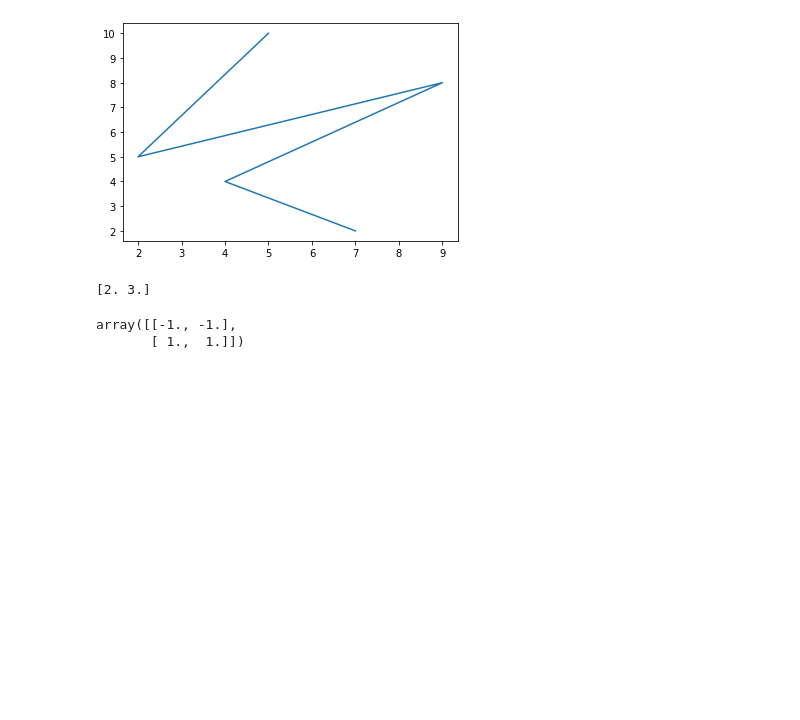
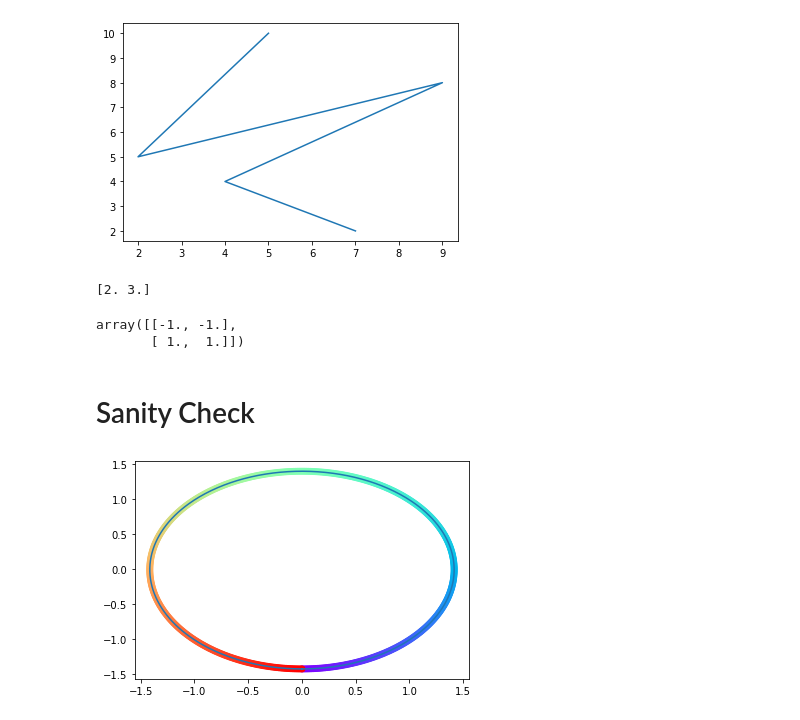
Before and after one commit to holdenlee/LinearizingStateRepresentation, a Jupyter notebook: Test3-analysis.ipynb, the cells around one changed output. Saved outputs shown, nothing was run; the diff lists cells and outputs as text; code cells hidden in the pictures; blank space fills up the shorter version.

```diff
--- a/Test3-analysis.ipynb
+++ b/Test3-analysis.ipynb
@@ -113,3 +117,17 @@ A - np.mean(A,axis=0)
 [2. 3.]
 array([[-1., -1.],
        [ 1.,  1.]])
+# %% [markdown]
+# Sanity Check
+# %%
+n_repeats = 2 # step the environment this many times for each action, concatenate the pixel observations
+env = RestartablePendulumEnv(repeats=n_repeats,pixels=False)
+
+d=6
+n_samps=500
+X = np.empty((n_samps,d))
+for i,ang in enumerate(np.linspace(0,2*np.pi,n_samps)): # go through the angles from 0 to 2pi
+    X[i,:] = env.reset(state=[ang,0])
+xhat = utils.visualize_trajectory_aligned(X)
+# %% [output]
+[figure, added]
```
Also changed, not shown: parts of 2 cells of this notebook, 39 other files.
